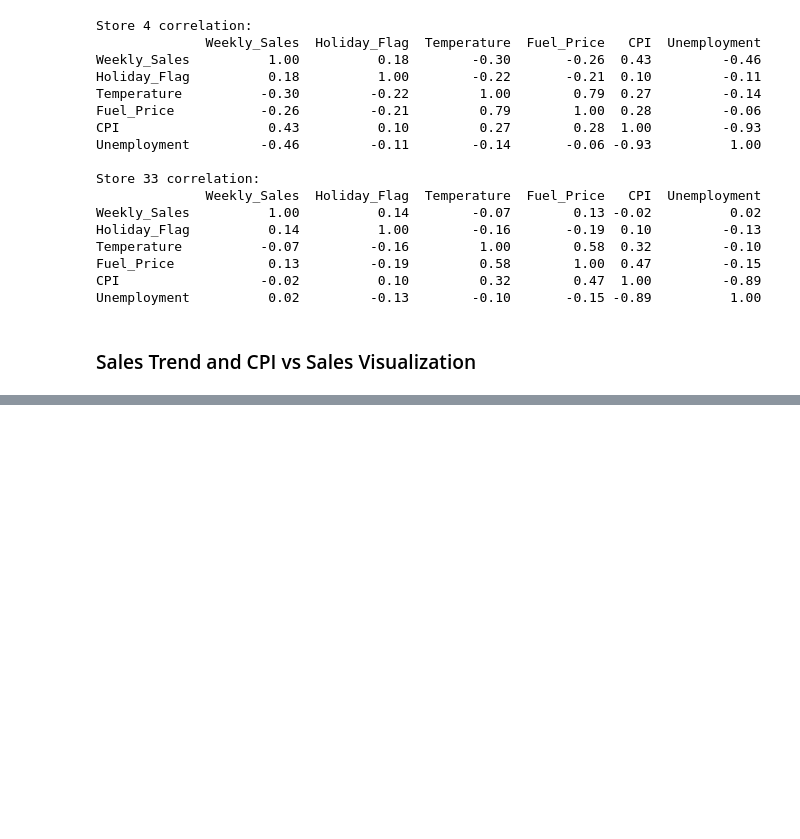
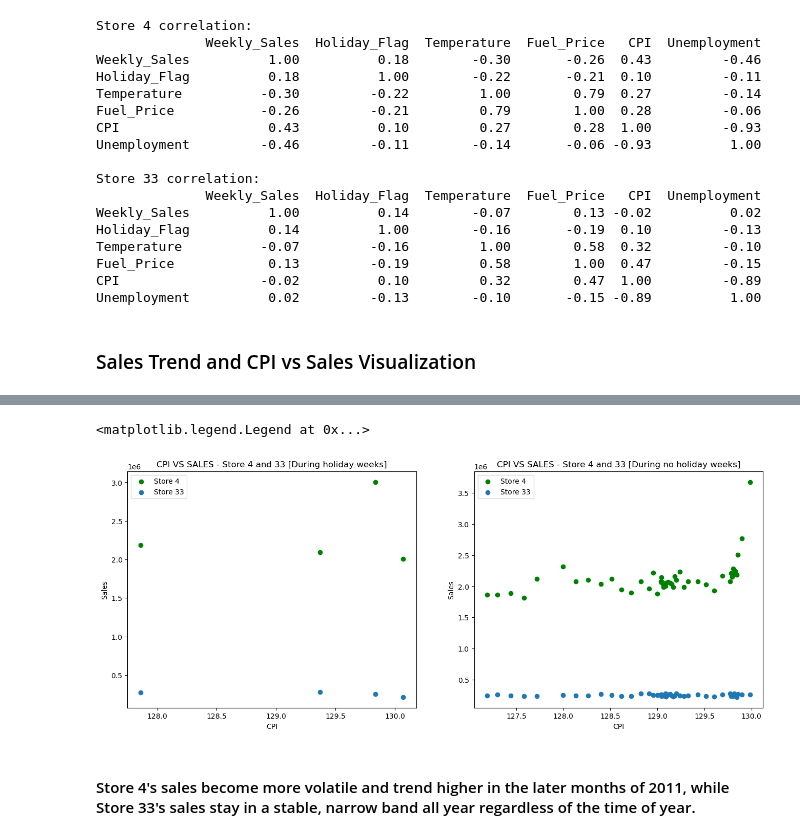
Before and after one commit to rajonnachoudhury/Mini-Experiments, a Jupyter notebook: project-1/walmart_analysis.ipynb, the cells around one changed output, grey strips where cells are left out. Cells and saved outputs as stored; diff of their text form; code cells hidden in the pictures; blank space fills up the shorter version.

```diff
--- a/project-1/walmart_analysis.ipynb
+++ b/project-1/walmart_analysis.ipynb
@@ -278,0 +311,21 @@ plt.legend()
+# %%
+fig, axes = plt.subplots(1,2,figsize=(16,6))
+axes[0].scatter(store4_holiday['CPI'],store4_holiday['Weekly_Sales'],label="Store 4",color="green")
+axes[0].scatter(store33_holiday['CPI'],store33_holiday['Weekly_Sales'],label='Store 33')
+axes[0].set_xlabel("CPI")
+axes[0].set_ylabel("Sales")
+axes[0].set_title("CPI VS SALES - Store 4 and 33 [During holiday weeks]")
+axes[0].legend()
+
+axes[1].scatter(store4_no_holiday['CPI'],store4_no_holiday['Weekly_Sales'],label="Store 4",color="green")
+axes[1].scatter(store33_no_holiday['CPI'],store33_no_holiday['Weekly_Sales'],label='Store 33')
+
+axes[1].set_xlabel("CPI")
+axes[1].set_ylabel("Sales")
+axes[1].set_title("CPI VS SALES - Store 4 and 33 [During no holiday weeks]")
+axes[1].legend()
+# %% [output]
+<matplotlib.legend.Legend at 0x...>
+[figure, added]
+# %% [markdown]
+####  Store 4's sales become more volatile and trend higher in the later months of 2011, while Store 33's sales stay in a stable, narrow band all year regardless of the time of year. ####
```
Also changed, not shown: parts of 17 cells of this notebook.
